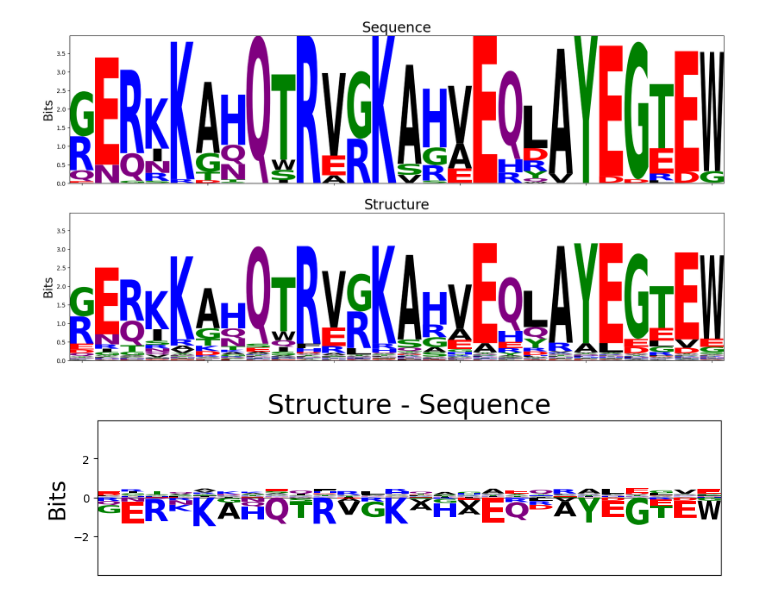
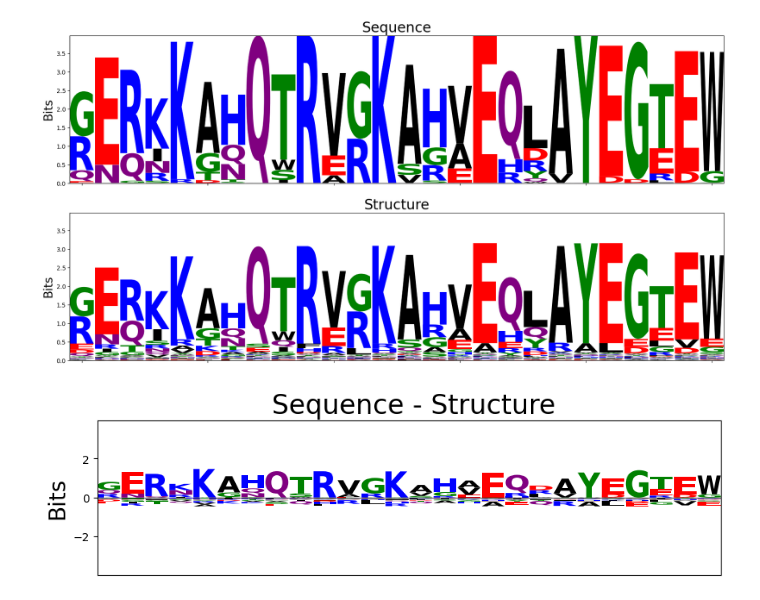
Before and after one commit to benjiemc/tcr-antigen-prediction, a Jupyter notebook: notebooks/compairing_sequence_and_structure_data.ipynb, the cells around one changed output. Saved outputs shown, nothing was run; the diff lists cells and outputs as text; code cells hidden in the pictures.

```diff
--- a/notebooks/compairing_sequence_and_structure_data.ipynb
+++ b/notebooks/compairing_sequence_and_structure_data.ipynb
@@ -646,14 +646,14 @@ plt.show()
 # %% [output]
 [figure]
 # %%
-logomaker.Logo(probs['structure'] - probs['sequence'], color_scheme='chemistry', flip_below=False)
+logomaker.Logo(probs['sequence'] - probs['structure'], color_scheme='chemistry', flip_below=False)
 
-plt.title('Structure - Sequence', fontsize=24)
+plt.title(' Sequence - Structure', fontsize=24)
 plt.ylabel('Bits', fontsize=20)
 plt.xticks([])
 plt.ylim((-y_max, y_max))
 
 plt.savefig('report/figures/dataset_comparison_mhc_pseudo_sequences.svg')
 plt.show()
 # %% [output]
-[figure, old version]
+[figure, new version]
```
Also changed, not shown: parts of 5 cells of this notebook.
